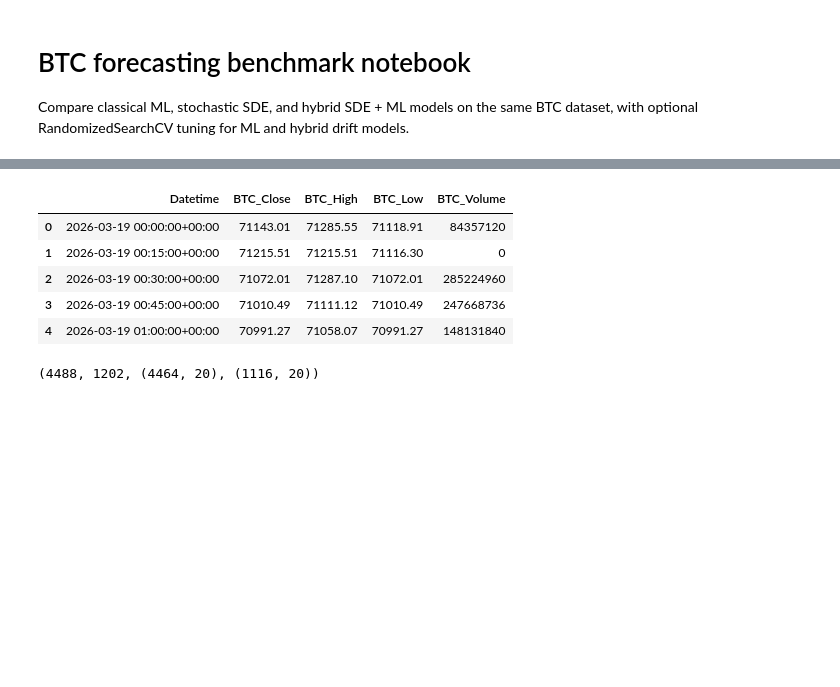
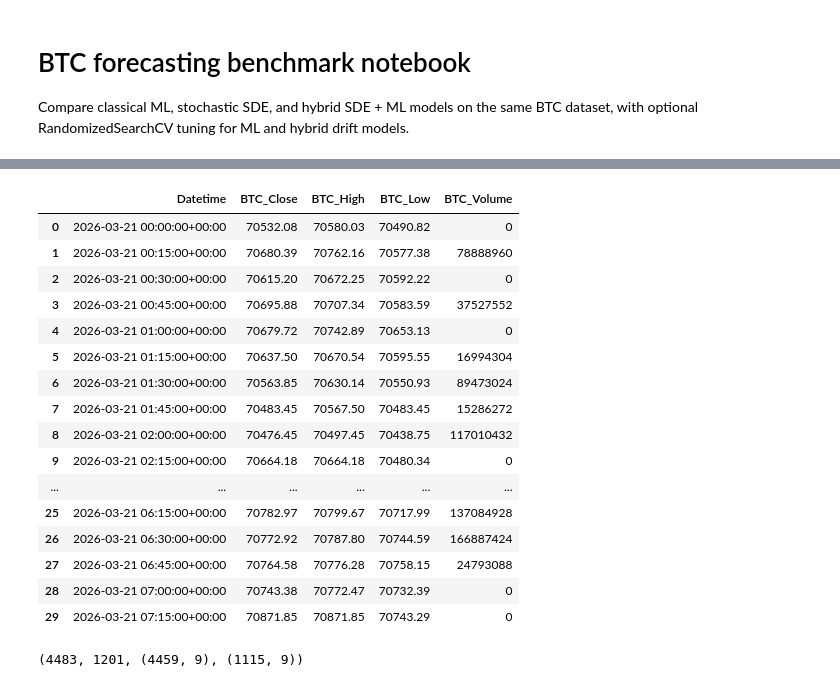
Before and after one commit to Psellloni/Bitcoin-price-prediction, a Jupyter notebook: hybrid_inference.ipynb, the cells around one changed output, grey strips where cells are left out. Cells and saved outputs as stored; diff of their text form; code cells hidden in the pictures; blank space fills up the shorter version.

```diff
--- a/hybrid_inference.ipynb
+++ b/hybrid_inference.ipynb
@@ -128,6 +168,6 @@ df = get_data(
     progress=False,
 ).dropna().reset_index(drop=True)
 
-df.head()
+df.head(30)
 # %% [output]
 15m
@@ -138,14 +178,25 @@ df.head()
 --------------------------------------------------
 |  | Datetime | BTC_Close | BTC_High | BTC_Low | BTC_Volume |
-| 0 | 2026-03-19 00:00:00+00:00 | 71143.01 | 71285.55 | 71118.91 | 84357120 |
-| 1 | 2026-03-19 00:15:00+00:00 | 71215.51 | 71215.51 | 71116.30 | 0 |
-| 2 | 2026-03-19 00:30:00+00:00 | 71072.01 | 71287.10 | 71072.01 | 285224960 |
-| 3 | 2026-03-19 00:45:00+00:00 | 71010.49 | 71111.12 | 71010.49 | 247668736 |
-| 4 | 2026-03-19 01:00:00+00:00 | 70991.27 | 71058.07 | 70991.27 | 148131840 |
+| 0 | 2026-03-21 00:00:00+00:00 | 70532.08 | 70580.03 | 70490.82 | 0 |
+| 1 | 2026-03-21 00:15:00+00:00 | 70680.39 | 70762.16 | 70577.38 | 78888960 |
+| 2 | 2026-03-21 00:30:00+00:00 | 70615.20 | 70672.25 | 70592.22 | 0 |
+| 3 | 2026-03-21 00:45:00+00:00 | 70695.88 | 70707.34 | 70583.59 | 37527552 |
+| 4 | 2026-03-21 01:00:00+00:00 | 70679.72 | 70742.89 | 70653.13 | 0 |
+| 5 | 2026-03-21 01:15:00+00:00 | 70637.50 | 70670.54 | 70595.55 | 16994304 |
+| 6 | 2026-03-21 01:30:00+00:00 | 70563.85 | 70630.14 | 70550.93 | 89473024 |
+| 7 | 2026-03-21 01:45:00+00:00 | 70483.45 | 70567.50 | 70483.45 | 15286272 |
+| 8 | 2026-03-21 02:00:00+00:00 | 70476.45 | 70497.45 | 70438.75 | 117010432 |
+| 9 | 2026-03-21 02:15:00+00:00 | 70664.18 | 70664.18 | 70480.34 | 0 |
+| ... | ... | ... | ... | ... | ... |
+| 25 | 2026-03-21 06:15:00+00:00 | 70782.97 | 70799.67 | 70717.99 | 137084928 |
+| 26 | 2026-03-21 06:30:00+00:00 | 70772.92 | 70787.80 | 70744.59 | 166887424 |
+| 27 | 2026-03-21 06:45:00+00:00 | 70764.58 | 70776.28 | 70758.15 | 24793088 |
+| 28 | 2026-03-21 07:00:00+00:00 | 70743.38 | 70772.47 | 70732.39 | 0 |
+| 29 | 2026-03-21 07:15:00+00:00 | 70871.85 | 70871.85 | 70743.29 | 0 |
 # %%
 prices = df['BTC_Close'].to_numpy(dtype=float)
 supervised_df = make_supervised_frame(df, horizon=HORIZON)
-feature_cols = [col for col in supervised_df.columns if col.startswith(('close_lag_', 'volume_lag_'))] + ['high_lag_1', 'low_lag_1', 'hl_range_lag_1', 'sma_20_lag_1', 'rsi_14_lag_1']
+feature_cols = ['BTC_Close', 'BTC_High', 'BTC_Low', 'BTC_Volume', 'close_lag_10', 'high_lag_1', 'low_lag_1', 'hl_range_lag_1', 'sma_20_lag_1', 'rsi_14_lag_1']
 
 split_idx = int(len(prices) * (1 - TEST_SIZE))
 train_prices = prices[:split_idx]
@@ -156,6 +207,11 @@ train_df = supervised_df.iloc[:split_supervised].copy()
 test_df = supervised_df.iloc[split_supervised:].copy()
 eval_start_index = max(0, split_idx - CONTEXT_BARS)
 
+naive_pred_raw = list(test_df['close_lag_10'])
+test_df = test_df.drop('close_lag_10', axis=1)
+train_df = train_df.drop('close_lag_10', axis=1)
+feature_cols.remove('close_lag_10')
+
 X_train = train_df[feature_cols].to_numpy(dtype=float)
 y_train = train_df['target'].to_numpy(dtype=float)
 X_test = test_df[feature_cols].to_numpy(dtype=float)
@@ -163,4 +219,4 @@ y_test = test_df['target'].to_numpy(dtype=float)
 
 len(train_prices), len(eval_prices), X_train.shape, X_test.shape
 # %% [output]
-(4488, 1202, (4464, 20), (1116, 20))
+(4483, 1201, (4459, 9), (1115, 9))
```
Also changed, not shown: parts of 20 cells of this notebook, 6 other files.
